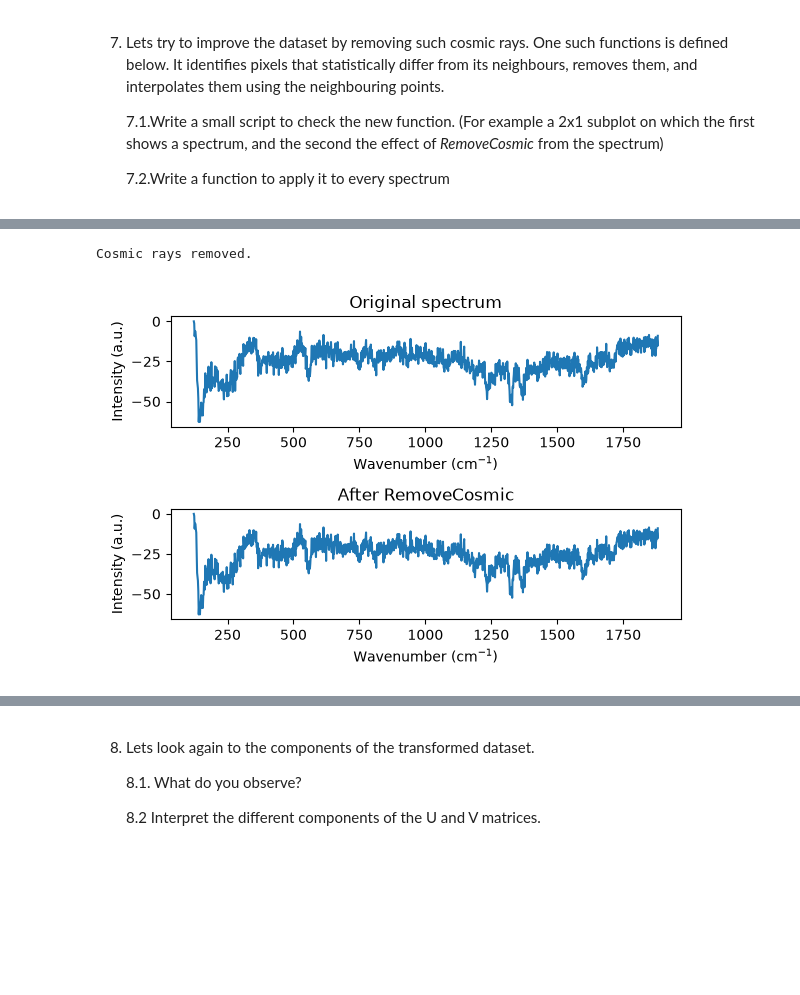
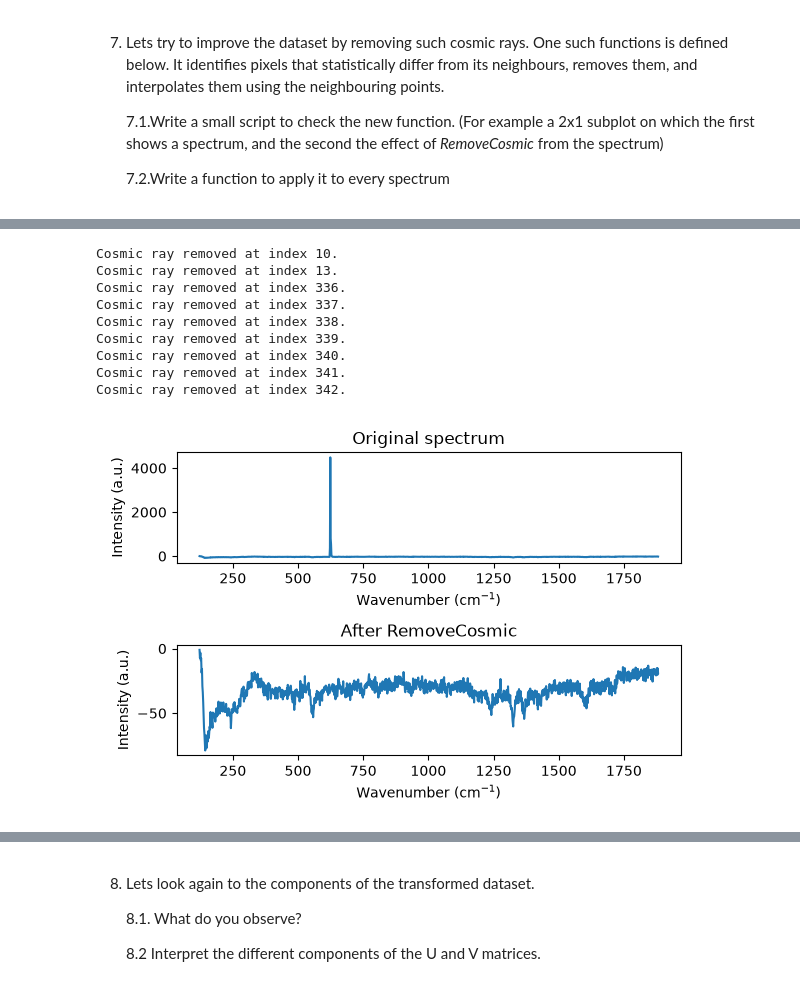
Before and after one commit to dshirya/digital-chemistry-class, a Jupyter notebook: ML/Module1_CM3_VibrationalSpectroscopyDataset_forclass.ipynb, the cells around one changed output, grey strips where cells are left out. Drawn from its saved outputs; the diff is of its cells as text; code cells hidden in the pictures; blank space fills up the shorter version.

```diff
--- a/ML/Module1_CM3_VibrationalSpectroscopyDataset_forclass.ipynb
+++ b/ML/Module1_CM3_VibrationalSpectroscopyDataset_forclass.ipynb
@@ -313,7 +313,7 @@ It seems that everytime one such pixels arives, the value of PCs 2 and 5 tends t
 
     7.2.Write a function to apply it to every spectrum
 # %%
-def RemoveCosmic(rs, threshold=5,FLAG = False, replacemethod='nan'):
+def RemoveCosmic(rs, threshold=5,FLAG = True, replacemethod='nan'):
    # Uses the methods described in "A simple algorithm for despiking Raman spectra' 'Chemometrics and Intelligent Laboratory Systems 179 (2018) 82–84"
 
     diff = np.diff(rs, prepend=0)
@@ -335,7 +335,8 @@ def RemoveCosmic(rs, threshold=5,FLAG = False, replacemethod='nan'):
 
     # Print message if cosmic rays were removed and FLAG is True
     if len(i_CosRay) > 0 and FLAG:
-        print("Cosmic rays removed.")
+        for i in i_CosRay:
+            print(f"Cosmic ray removed at index {i}.")
 
     rs_c = rs
     return rs_c
@@ -350,24 +367,32 @@ Cosmic rays removed.
 # %%
-frame = 25  # pick a frame — ideally one you know has a cosmic ray spike
+frame = 85  # pick a frame — ideally one you know has a cosmic ray spike
 spectrum = Xn[frame, :]
 cleaned = RemoveCosmic(spectrum, threshold=5, FLAG=True, replacemethod='interp')
 
 fig, ax = plt.subplots(2, 1, figsize=(6, 4))
 
 ax[0].plot(wn, spectrum)
 ax[0].set_title('Original spectrum')
 ax[0].set_xlabel('Wavenumber (cm$^{-1}$)')
 ax[0].set_ylabel('Intensity (a.u.)')
 
 ax[1].plot(wn, cleaned)
 ax[1].set_title('After RemoveCosmic')
 ax[1].set_xlabel('Wavenumber (cm$^{-1}$)')
 ax[1].set_ylabel('Intensity (a.u.)')
 
 plt.tight_layout()
 # %% [output]
-Cosmic rays removed.
+Cosmic ray removed at index 10.
+Cosmic ray removed at index 13.
+Cosmic ray removed at index 336.
+Cosmic ray removed at index 337.
+Cosmic ray removed at index 338.
+Cosmic ray removed at index 339.
+Cosmic ray removed at index 340.
+Cosmic ray removed at index 341.
+Cosmic ray removed at index 342.
-[figure, old version]
+[figure, new version]
 # %%
 fig, ax = plt.subplots(1, 2, figsize=(8, 4))
 ax[0].imshow(Xn, cmap='gray', vmin=np.quantile(Xn, 0.01), vmax=np.quantile(Xn, 0.99))
```
Also changed, not shown: parts of 4 cells of this notebook, 4 other files.
